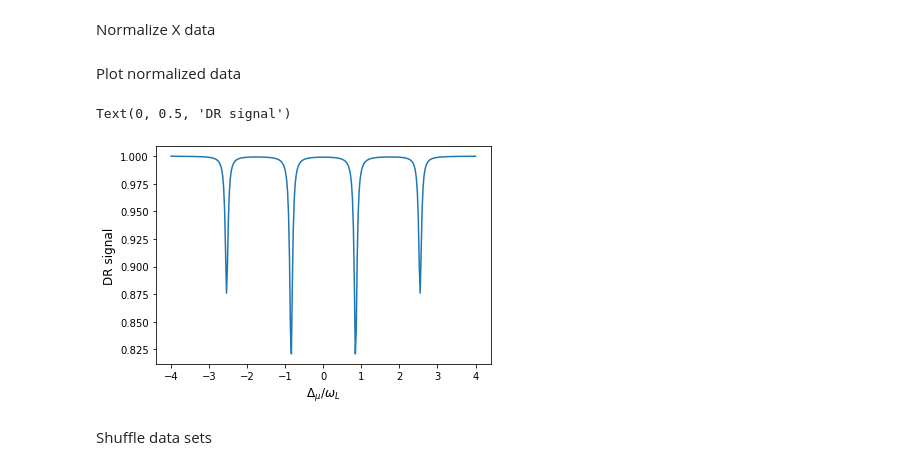
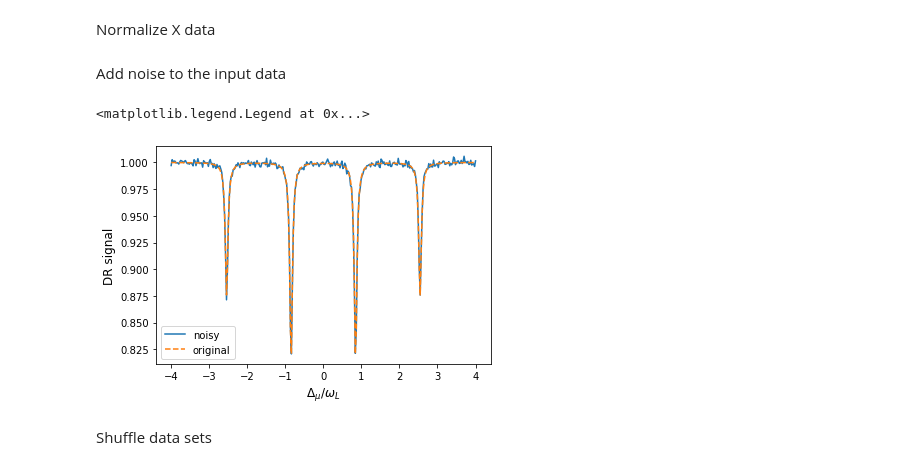
Before and after one commit to tretyakovmipt/atomic_magnetometry_DL, a Jupyter notebook: Training/transfer-learning.ipynb, the cells around one changed output. Cells and saved outputs as stored; diff of their text form; code cells hidden in the pictures.

```diff
--- a/Training/transfer-learning.ipynb
+++ b/Training/transfer-learning.ipynb
@@ -23,16 +23,23 @@ Height = np.max(X_train) - np.min(X_train)
 
 X_train = (X_train - Level) / Height
 X_val = (X_val - Level) / Height
-# %% [markdown]
-Plot normalized data
+# %% [markdown]
+Add noise to the input data
+# %%
+noise_level = 0.002
+
+X_train_N = X_train + np.random.normal(0, noise_level, X_train.shape)
+X_val_N = X_val + np.random.normal(0, noise_level, X_val.shape)
 # %%
 fig, ax = plt.subplots()
-ax.plot(np.linspace(-4,4,320), X_train[50])
+ax.plot(np.linspace(-4,4,320), X_train_N[50], label = 'noisy')
+ax.plot(np.linspace(-4,4,320), X_train[50], ls='--', label = 'original')
 ax.set_xlabel(r'$\Delta_{\mu}/\omega_{L}$', fontsize=12)
 ax.set_ylabel('DR signal', fontsize=12)
+ax.legend(loc=0)
 # %% [output]
-Text(0, 0.5, 'DR signal')
+<matplotlib.legend.Legend at 0x...>
-[figure, old version]
+[figure, new version]
 # %% [markdown]
 Shuffle data sets
 # %%
```
Also changed, not shown: parts of 21 cells of this notebook.
